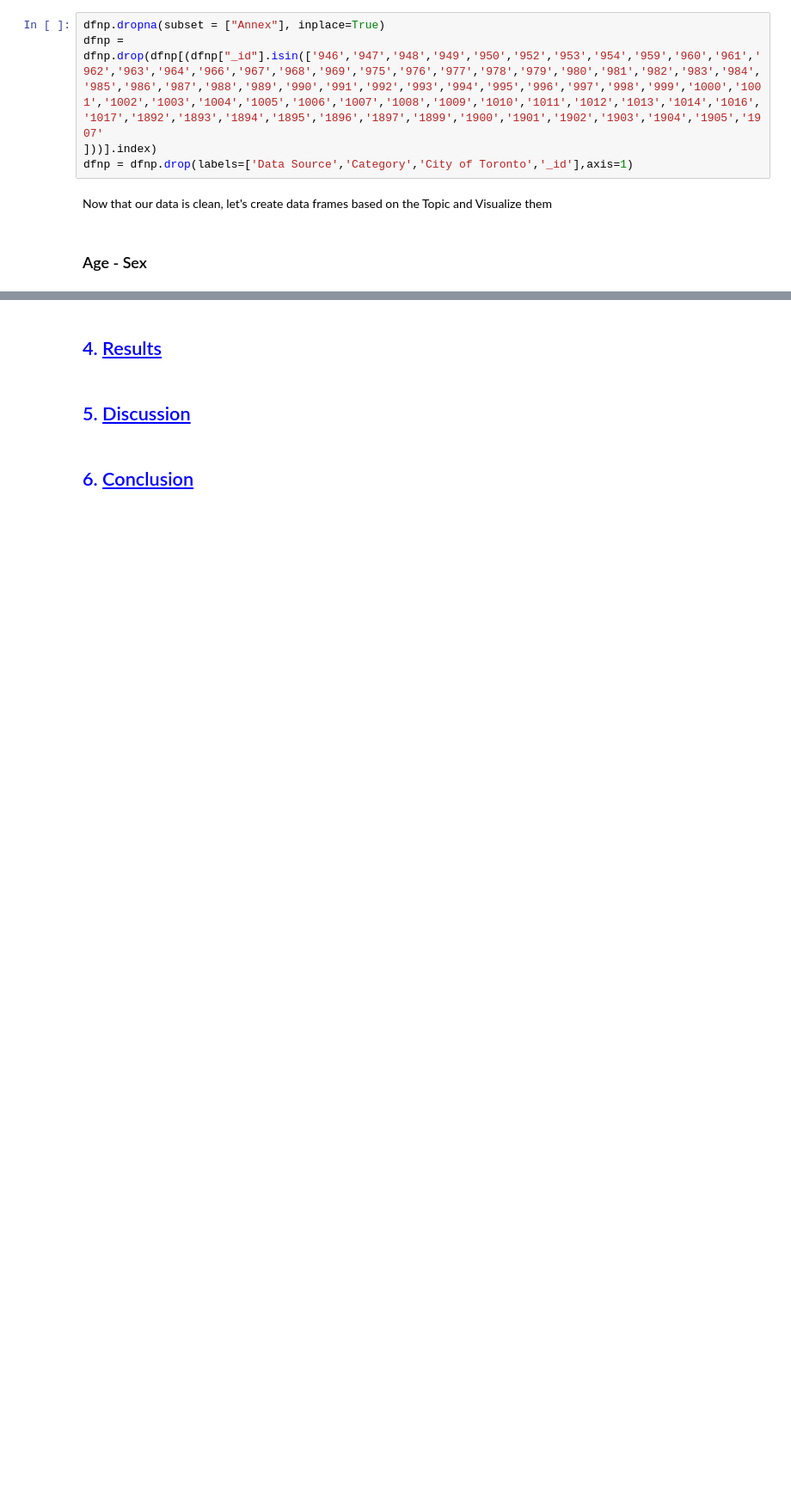
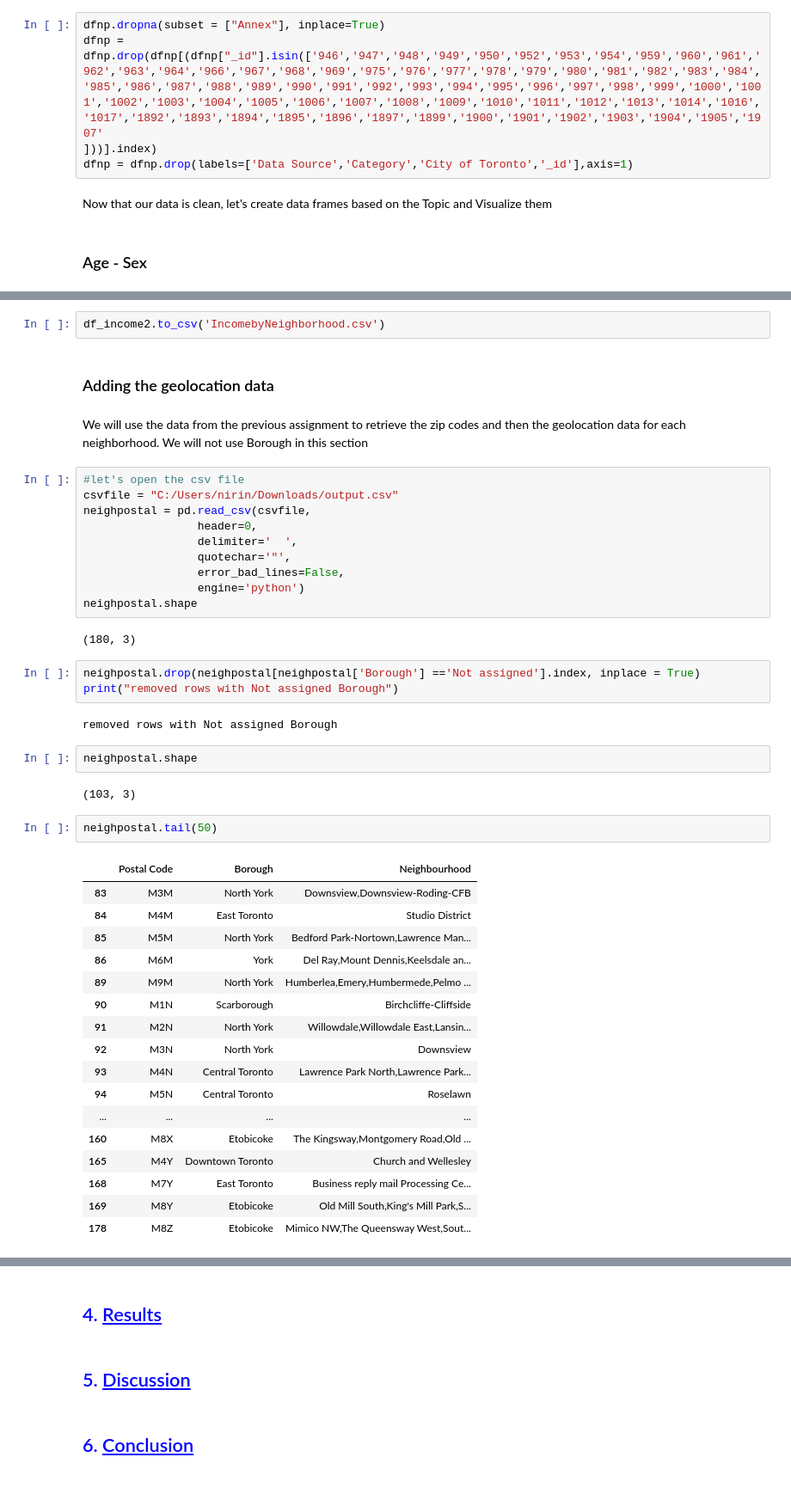
Before and after one commit to nireena/Coursera_Capstone, a Jupyter notebook: BattleOfNeighborhoods.ipynb, the cells around one changed output, grey strips where cells are left out. Shown: that part at 86% size. Cells and saved outputs as stored; diff of their text form; blank space fills up the shorter version.

```diff
--- a/BattleOfNeighborhoods.ipynb
+++ b/BattleOfNeighborhoods.ipynb
@@ -195,0 +285,47 @@ df_age.head(10)
+# %%
+df_income2.to_csv('IncomebyNeighborhood.csv')
+# %% [markdown]
+### Adding the geolocation data
+# %% [markdown]
+We will use the data from the previous assignment to retrieve the zip codes and then the geolocation data for each neighborhood. We will not use Borough in this section
+# %%
+#let's open the csv file
+csvfile = "C:/Users/nirin/Downloads/output.csv"
+neighpostal = pd.read_csv(csvfile,
+                 header=0,
+                 delimiter='  ',
+                 quotechar='"',
+                 error_bad_lines=False,
+                 engine='python')
+neighpostal.shape
+# %% [output]
+(180, 3)
+# %%
+neighpostal.drop(neighpostal[neighpostal['Borough'] =='Not assigned'].index, inplace = True)
+print("removed rows with Not assigned Borough")
+# %% [output]
+removed rows with Not assigned Borough
+# %%
+neighpostal.shape
+# %% [output]
+(103, 3)
+# %%
+neighpostal.tail(50)
+# %% [output]
+|  | Postal Code | Borough | Neighbourhood |
+| 83 | M3M | North York | Downsview,Downsview-Roding-CFB |
+| 84 | M4M | East Toronto | Studio District |
+| 85 | M5M | North York | Bedford Park-Nortown,Lawrence Man... |
+| 86 | M6M | York | Del Ray,Mount Dennis,Keelsdale an... |
+| 89 | M9M | North York | Humberlea,Emery,Humbermede,Pelmo ... |
+| 90 | M1N | Scarborough | Birchcliffe-Cliffside |
+| 91 | M2N | North York | Willowdale,Willowdale East,Lansin... |
+| 92 | M3N | North York | Downsview |
+| 93 | M4N | Central Toronto | Lawrence Park North,Lawrence Park... |
+| 94 | M5N | Central Toronto | Roselawn |
+| ... | ... | ... | ... |
+| 160 | M8X | Etobicoke | The Kingsway,Montgomery Road,Old ... |
+| 165 | M4Y | Downtown Toronto | Church and Wellesley |
+| 168 | M7Y | East Toronto | Business reply mail Processing Ce... |
+| 169 | M8Y | Etobicoke | Old Mill South,King's Mill Park,S... |
+| 178 | M8Z | Etobicoke | Mimico NW,The Queensway West,Sout... |
```
Also changed, not shown: parts of 42 cells of this notebook.
